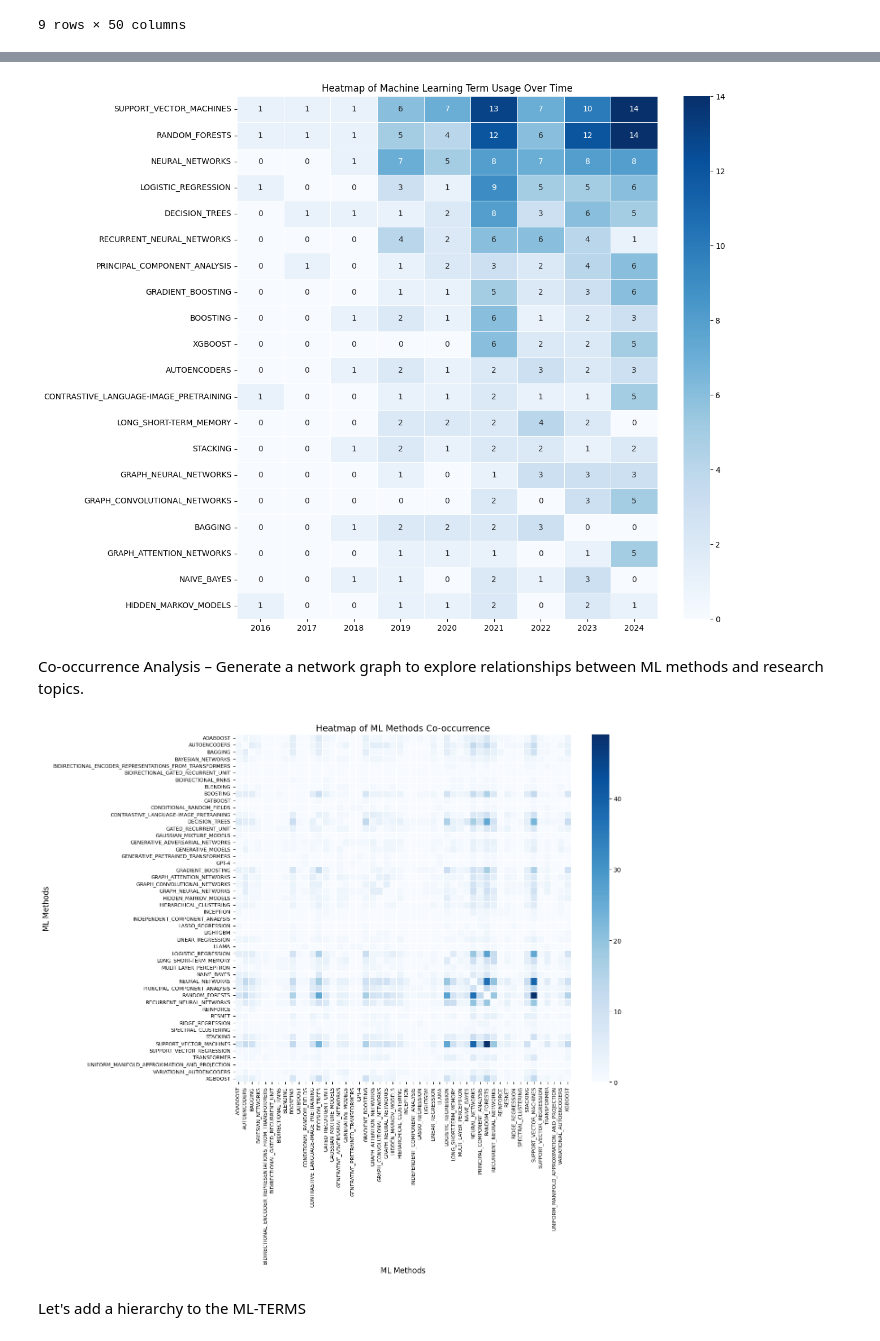
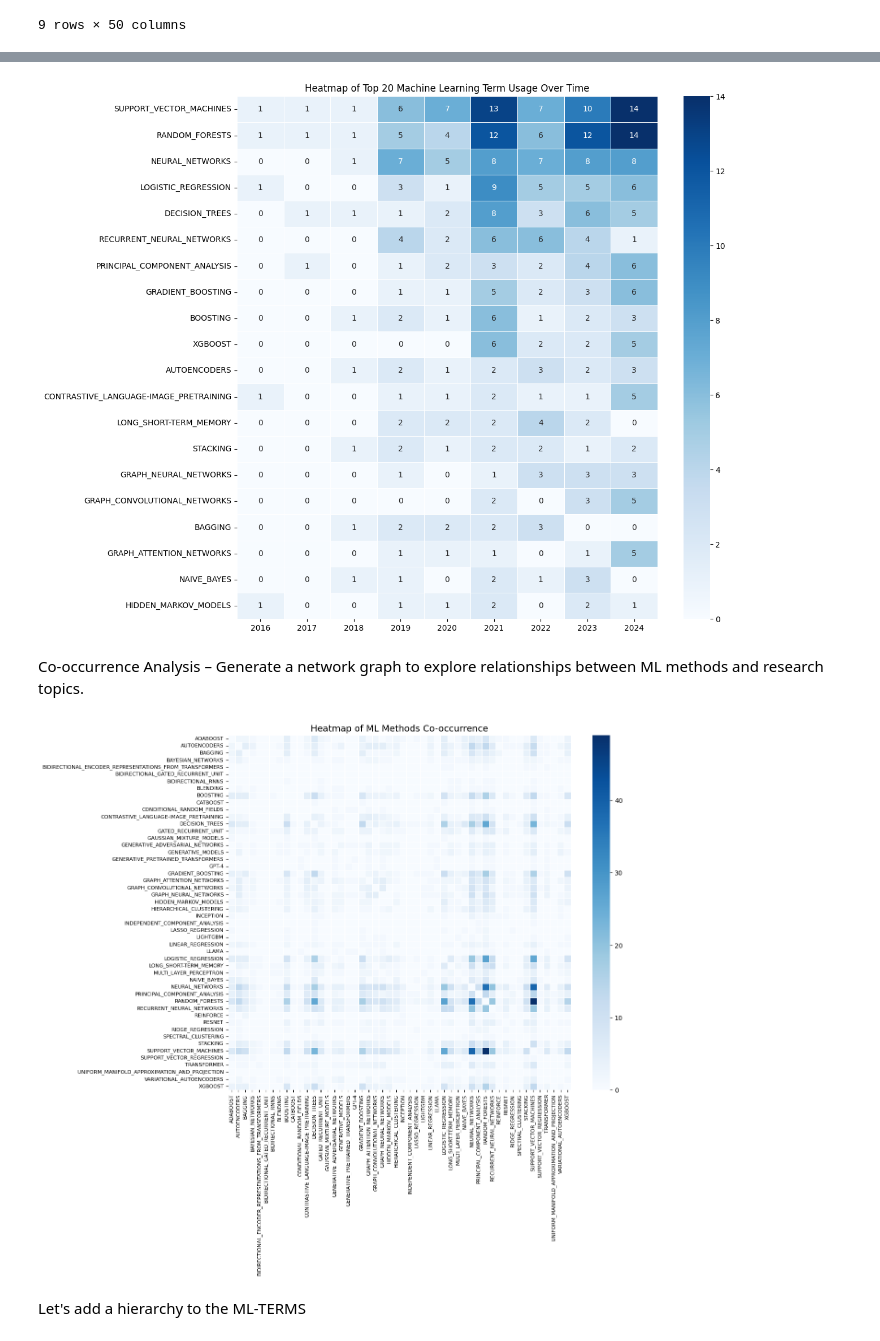
Before and after one commit to seyedrezamirkhani/ml-lncRNA, a Jupyter notebook: src/notebooks/part-03-finding-ML-methods-with-rules/11-analyse-search-results.ipynb, the cells around one changed output, grey strips where cells are left out. Saved outputs shown, nothing was run; the diff lists cells and outputs as text; code cells hidden in the pictures.

```diff
--- a/src/notebooks/part-03-finding-ML-methods-with-rules/11-analyse-search-results.ipynb
+++ b/src/notebooks/part-03-finding-ML-methods-with-rules/11-analyse-search-results.ipynb
@@ -285,10 +269,10 @@ sns.heatmap(ml_trend_pivot_20_df.T, cmap="Blues", annot=True, fmt=".0f", linewid
 plt.xlabel("")
 #plt.ylabel("Machine Learning Term")
 plt.ylabel("")
-plt.title("Heatmap of Machine Learning Term Usage Over Time")
+plt.title("Heatmap of Top 20 Machine Learning Term Usage Over Time")
 plt.show()
 # %% [output]
-[figure, old version]
+[figure, new version]
 # %% [markdown]
 Co-occurrence Analysis – Generate a network graph to explore relationships between ML methods and research topics.
 # %%
@@ -322,23 +306,23 @@ for methods in grouped_methods:
 # %%
 import seaborn as sns
 
 # Set up the figure
 plt.figure(figsize=(12, 10))
 
 # Use seaborn's heatmap to visualize the co-occurrence matrix
 sns.heatmap(co_occurrence_matrix, cmap="Blues", annot=False, linewidths=0.5)
 
 # Labels and title
 plt.title("Heatmap of ML Methods Co-occurrence", fontsize=14)
-plt.xlabel("ML Methods", fontsize=12)
-plt.ylabel("ML Methods", fontsize=12)
+#plt.xlabel("ML Methods", fontsize=12)
+#plt.ylabel("ML Methods", fontsize=12)
 plt.xticks(rotation=90, fontsize=8)
 plt.yticks(fontsize=8)
 
 # Show the plot
 plt.show()
 # %% [output]
-[figure, old version]
+[figure, new version]
 # %% [markdown]
 Let's add a hierarchy to the ML-TERMS
 # %%
```
Also changed, not shown: parts of 11 cells of this notebook.
